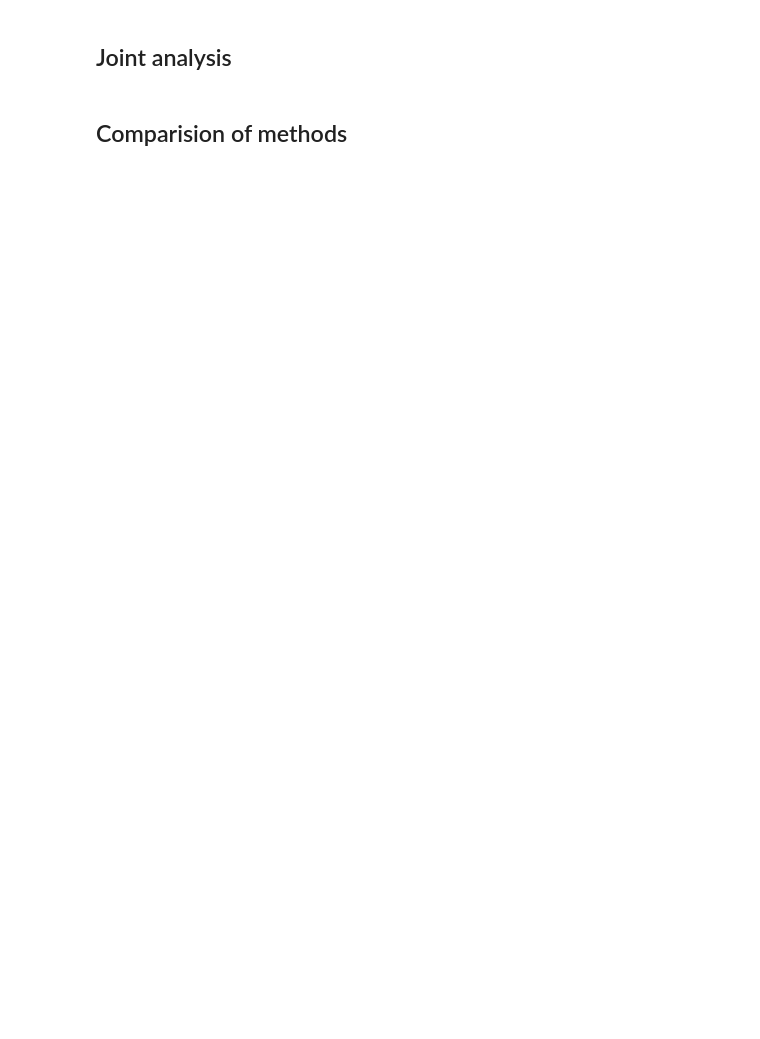
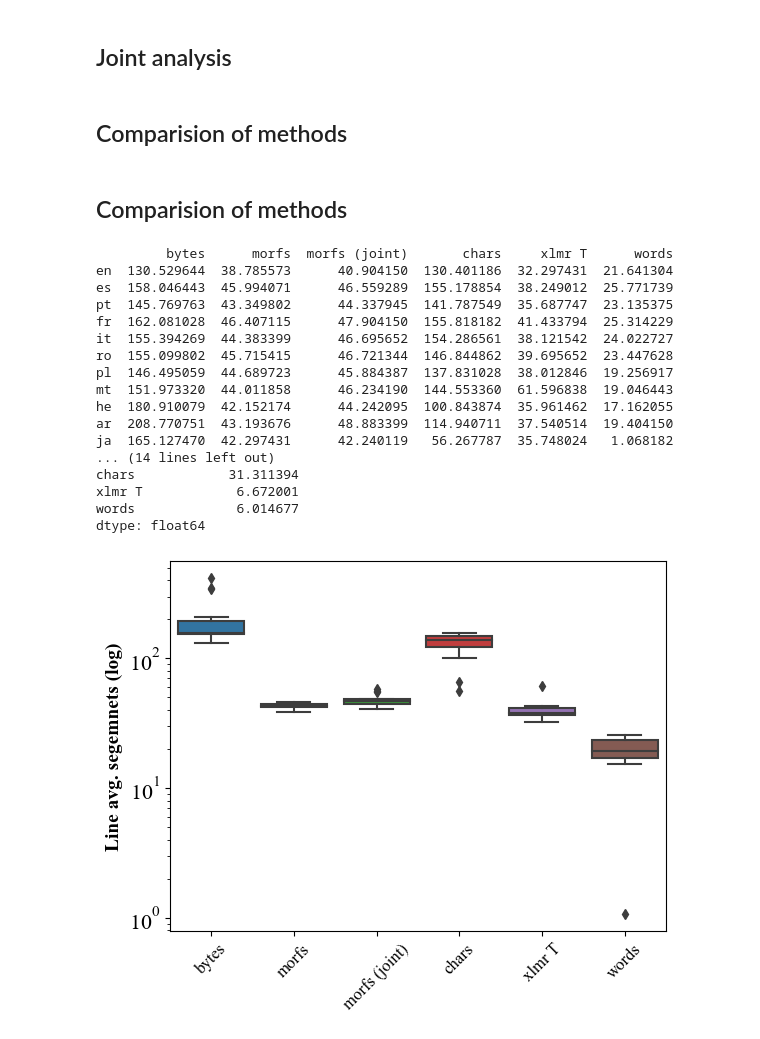
Before and after one commit to tomlimi/MYTE, a Jupyter notebook: notebooks/flores_200_analysis.ipynb, the cells around one changed output. Saved outputs shown, nothing was run; the diff lists cells and outputs as text; code cells hidden in the pictures; blank space fills up the shorter version.

```diff
--- a/notebooks/flores_200_analysis.ipynb
+++ b/notebooks/flores_200_analysis.ipynb
@@ -22,7 +25,7 @@ mpl.rcParams['xtick.labelsize'] = 12
 ## Load FLORES dataset
 # %%
 # load flores dataset for languages: en, es, pt, fr, it, ro, pl, mt, ja, zh, ko, te, ta
-languages = ['en', 'es', 'pt', 'fr', 'it', 'ro', 'pl', 'mt','he', 'ar', 'ja', 'ko', 'te', 'ta', 'bo', 'si']
+languages = ['en', 'es', 'pt', 'fr', 'it', 'ro', 'pl', 'mt','he', 'ar', 'ja', 'ko', 'te', 'ta', 'si']
 
 palette = sns.color_palette("viridis", len(languages))
 languages_colors = {lang: col for lang, col in zip(languages, palette)}
@@ -42,7 +45,7 @@ languages_flores = {'en': 'eng_Latn',
                     'ko': 'kor_Hang',
                     'te': 'tel_Telu',
                     'ta': 'tam_Taml',
-                    'bo': 'bod_Tibt',
+                    #'bo': 'bod_Tibt',
                     'si': 'sin_Sinh'}
 flores = {}
 
@@ -131,6 +117,0 @@ sum([sum(3 == np.array(lt))/len(lt) for lt in flores_xlmr['bo']]) / len(flores_x
-# %%
-split="dev"
-flores_tokenizers = build_gpt_tokenizer(f"flores200_dataset/{split}/joint.{split}", [10000, 50000,100000])
-flores_il_tokenizers = {}
-for lang in languages:
-    flores_il_tokenizers[lang] = build_gpt_tokenizer(f"flores200_dataset/{split}/{languages_flores[lang]}.{split}", [2000, 10000,20000])
@@ -321,0 +239,24 @@ plot_compare_token_numbers([flores_bytes, flores_morfs, flores_morfs_joint, flor
+# %% [markdown]
+## Comparision of methods
+# %%
+plot_compare_token_numbers([flores_bytes, flores_morfs, flores_morfs_joint, flores_chars, flores_xlmr, flores_words] ,
+                           ['bytes','morfs','morfs (joint)', 'chars', 'xlmr T', 'words'])
+# %% [output]
+         bytes      morfs  morfs (joint)       chars     xlmr T      words
+en  130.529644  38.785573      40.904150  130.401186  32.297431  21.641304
+es  158.046443  45.994071      46.559289  155.178854  38.249012  25.771739
+pt  145.769763  43.349802      44.337945  141.787549  35.687747  23.135375
+fr  162.081028  46.407115      47.904150  155.818182  41.433794  25.314229
+it  155.394269  44.383399      46.695652  154.286561  38.121542  24.022727
+ro  155.099802  45.715415      46.721344  146.844862  39.695652  23.447628
+pl  146.495059  44.689723      45.884387  137.831028  38.012846  19.256917
+mt  151.973320  44.011858      46.234190  144.553360  61.596838  19.046443
+he  180.910079  42.152174      44.242095  100.843874  35.961462  17.162055
+ar  208.770751  43.193676      48.883399  114.940711  37.540514  19.404150
+ja  165.127470  42.297431      42.240119   56.267787  35.748024   1.068182
+... (14 lines left out)
+chars            31.311394
+xlmr T            6.672001
+words             6.014677
+dtype: float64
+[figure, added]
```
Also changed, not shown: parts of 24 cells of this notebook, 4 other files.
